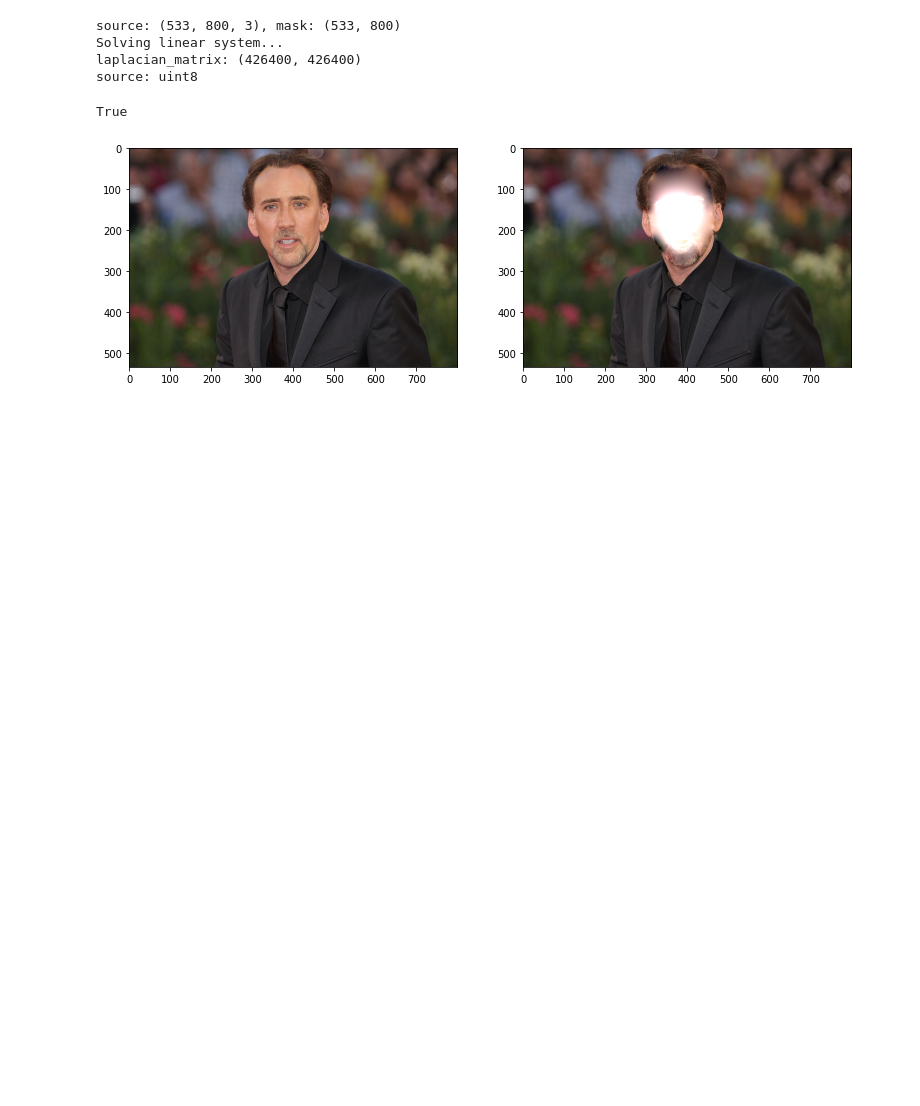
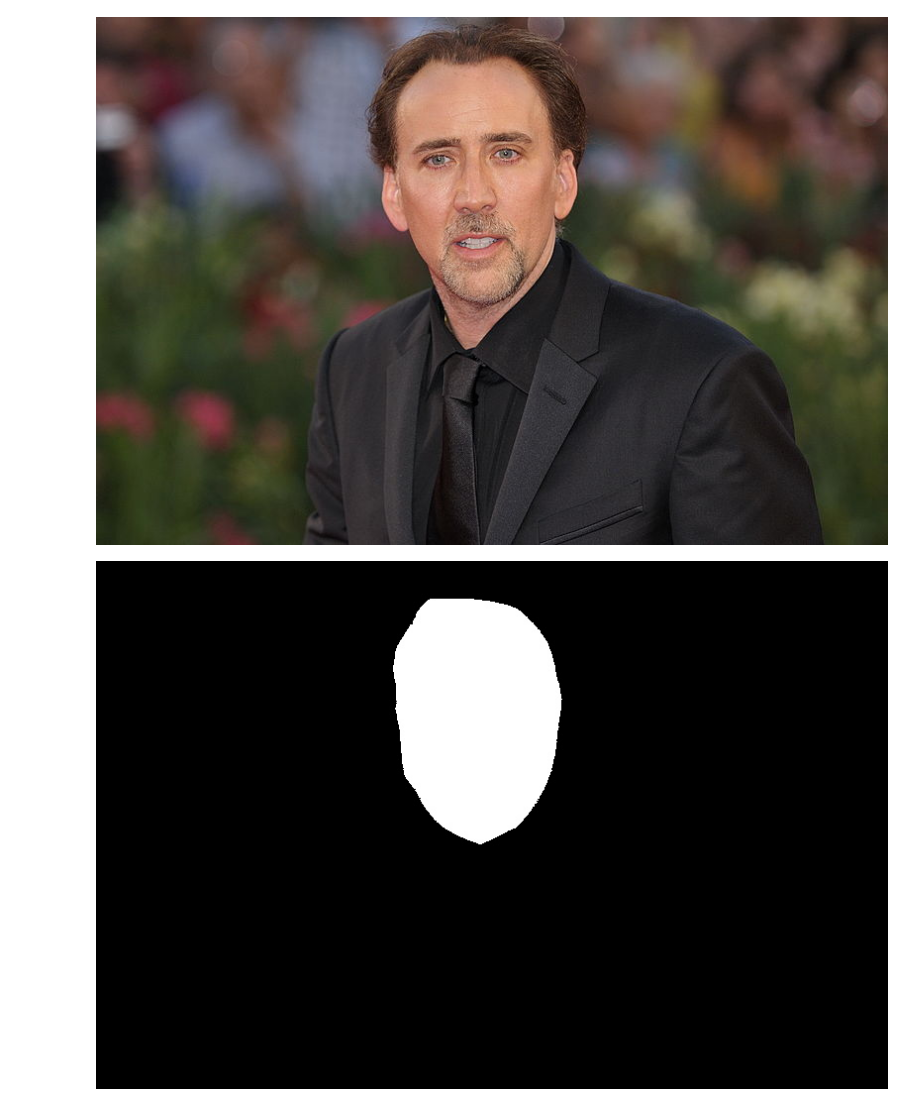
Before and after one commit to leonardopesce/Computer_Vision_CIE6004_CUHKsz, a Jupyter notebook: texture_flattening.ipynb, the cells around one changed output. Drawn from its saved outputs; the diff is of its cells as text; code cells hidden in the pictures; blank space fills up the shorter version.

```diff
--- a/texture_flattening.ipynb
+++ b/texture_flattening.ipynb
@@ -21,70 +7,9 @@ NameError: name 'edges' is not defined
-# %%
-#poisson illumination changes
-def poisson_illumination_change(source, mask, offset):
-    # Calculate image dimensions
-    if len(source.shape) == 2:
-        height, width = source.shape
-        channels = 1
-    else:
-        height, width, channels = source.shape
-    print(f"source: {source.shape}, mask: {mask.shape}")
-
-    # Extract and prepare the mask
-    mask = mask[:height, :width]
-    mask_binary = (mask != 0).astype(np.float32)
-
-    # Create a Laplacian matrix
-    laplacian = laplacian_matrix(height, width)
-
-    # Modify the Laplacian matrix for boundary conditions
-    for y in range(1, height - 1):
-        for x in range(1, width - 1):
-            if mask[y, x] == 0:
-                k = x + y * width
-                laplacian[k, k] = 1
-                laplacian[k, k + 1] = 0
-                laplacian[k, k - 1] = 0
-                laplacian[k, k + width] = 0
-                laplacian[k, k - width] = 0
-
-    print("Solving linear system...")
-    print(f"laplacian_matrix: {laplacian.shape}")
-    # Flatten the source and target images
-    source_flat = source.reshape((-1, channels))
-
-    print(f"source: {source.dtype}")
-    # Calculate Laplacian of the source image
-    laplacian_source = finite_full_gradient_xy(source).reshape((-1, channels))
-    laplacian_source[edges.flatten() == 0] = 0
-    laplacian_source = laplacian_source.reshape((-1, channels))#.astype("uint8")
-
-    # Update Laplacian values outside the mask with target values
-    laplacian_source[mask_binary.flatten() == 0] = source_flat[mask_binary.flatten() == 0]
-
-    #laplacian_source[mask_binary.flatten() == 1] = np.exp(laplacian_source[mask_binary.flatten() == 1])
-
-    # Solve the linear system to get the blended image
-    laplacian = laplacian.tocsc()
-    blended_flat = spsolve(laplacian, laplacian_source)
-
-    # Clip pixel values to the [0, 255] range
-    blended_flat = np.clip(blended_flat, 0, 255).astype('uint8')
-
-    # Reshape and update the target image with the blended channel
-    target = blended_flat.reshape((height, width, channels))
-
-    return target
-
-cv2.imwrite("illumination_test.png", poisson_illumination_change(source, mask, (0, 0)))
-# %% [output]
-source: (533, 800, 3), mask: (533, 800)
-Solving linear system...
-laplacian_matrix: (426400, 426400)
-source: uint8
-True
-# %%
-edited = cv2.imread("illumination_test.png")
-
-double_image(source, edited)
-# %% [output]
-[figure, removed]
+# %%
+folder_path = "img/archive (1)/"
+
+source = utils.open_and_print_image(folder_path + "source_flat")
+
+mask = utils.open_and_print_image(folder_path + "mask_flat", is_mask=True)
+# %% [output]
+[figure, added]
+[figure, added]
```
Also changed, not shown: parts of 8 cells of this notebook, 28 other files.
